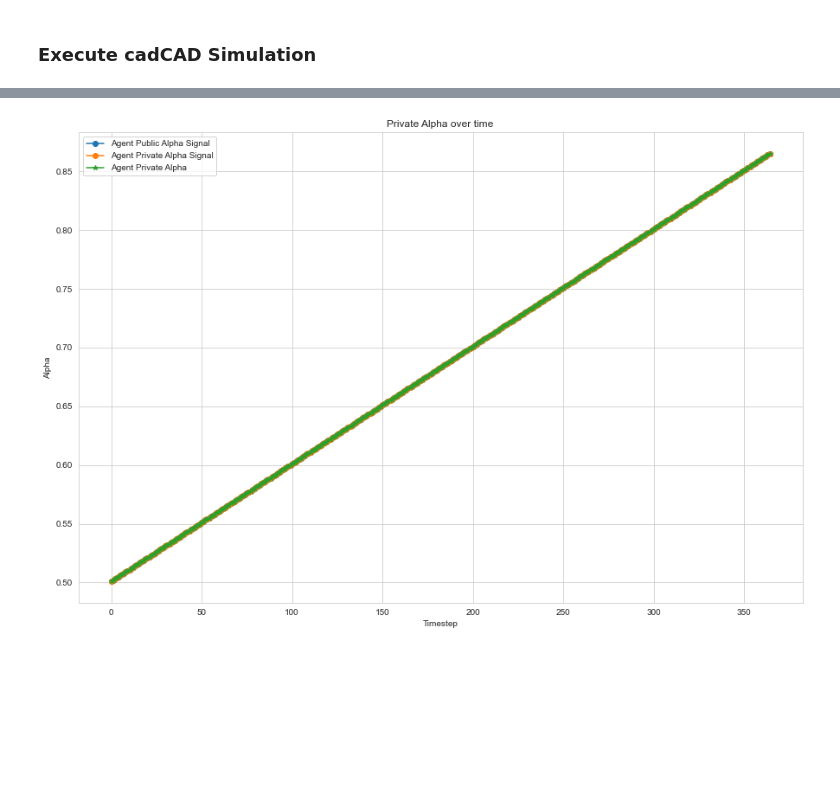
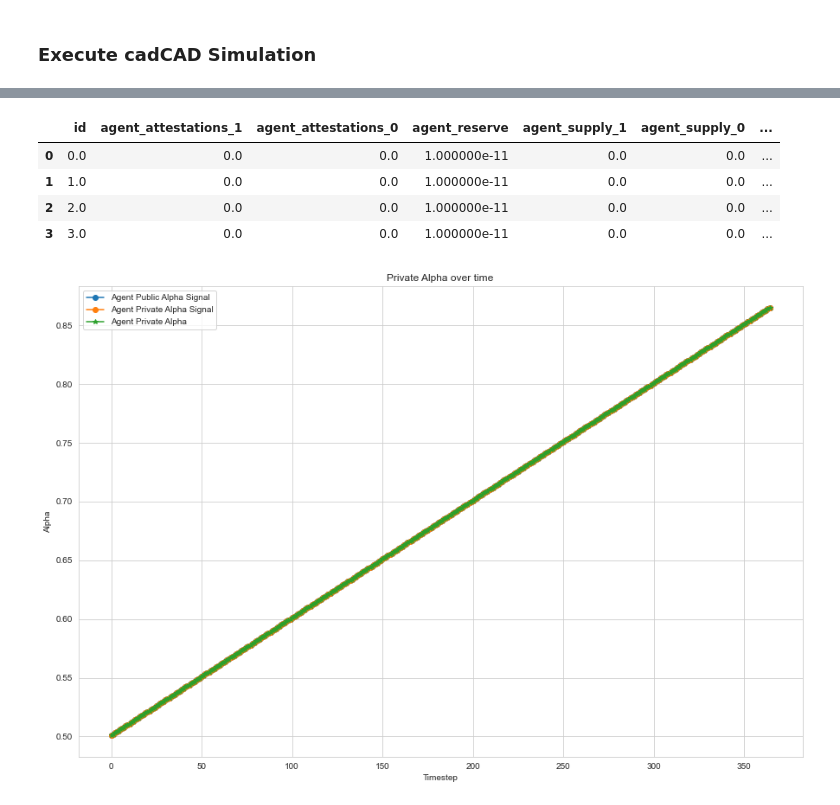
Before and after one commit to BlockScience/Risk-Adjusted-Bonding-Curves, a Jupyter notebook: Pilot/Chimple_Pilot.ipynb, the cells around one changed output, grey strips where cells are left out. Cells and saved outputs as stored; diff of their text form; code cells hidden in the pictures; blank space fills up the shorter version.

```diff
--- a/Pilot/Chimple_Pilot.ipynb
+++ b/Pilot/Chimple_Pilot.ipynb
@@ -327,4 +327,12 @@ experiments.tail()
 5 rows × 25 columns
+# %%
+experiments.loc[1825]['agents']
+# %% [output]
+|  | id | agent_attestations_1 | agent_attestations_0 | agent_reserve | agent_supply_1 | agent_supply_0 | ... |
+| 0 | 0.0 | 0.0 | 0.0 | 1.000000e-11 | 0.0 | 0.0 | ... |
+| 1 | 1.0 | 0.0 | 0.0 | 1.000000e-11 | 0.0 | 0.0 | ... |
+| 2 | 2.0 | 0.0 | 0.0 | 1.000000e-11 | 0.0 | 0.0 | ... |
+| 3 | 3.0 | 0.0 | 0.0 | 1.000000e-11 | 0.0 | 0.0 | ... |
 # %%
 from src.sim.model.parts.utils import *
 
```
Also changed, not shown: parts of 6 cells of this notebook, 5 other files.
